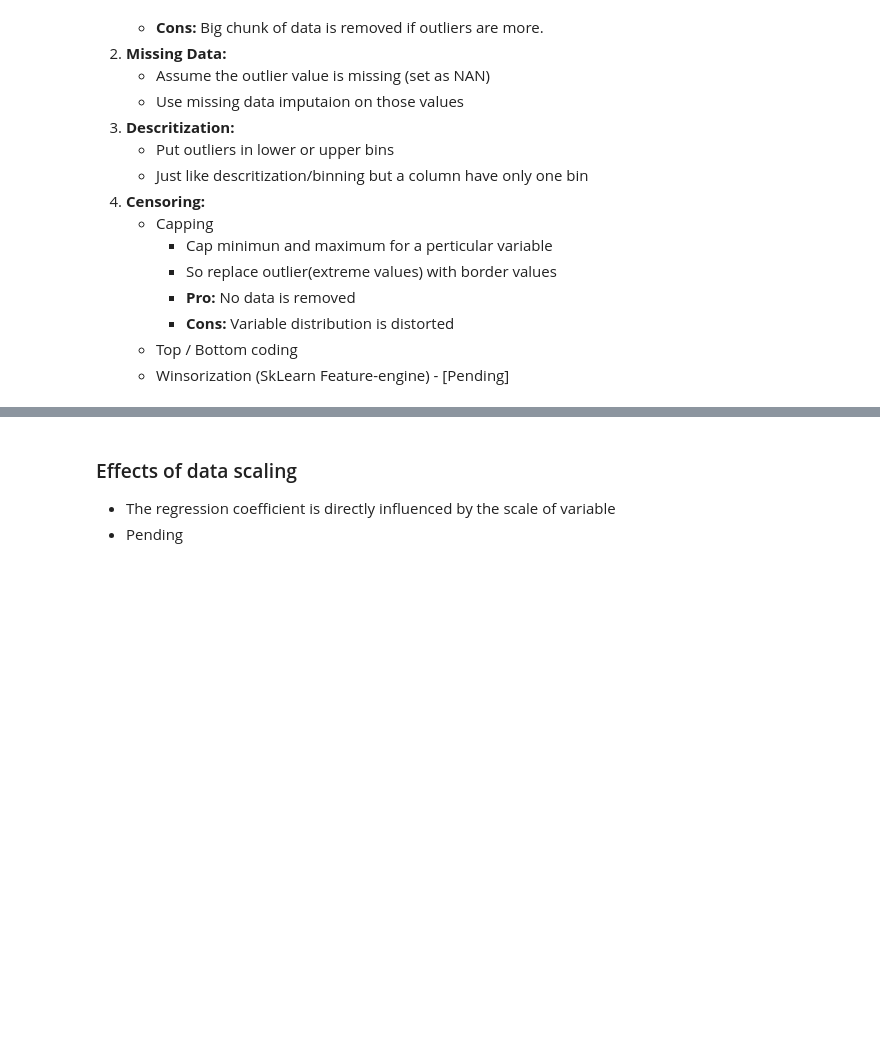
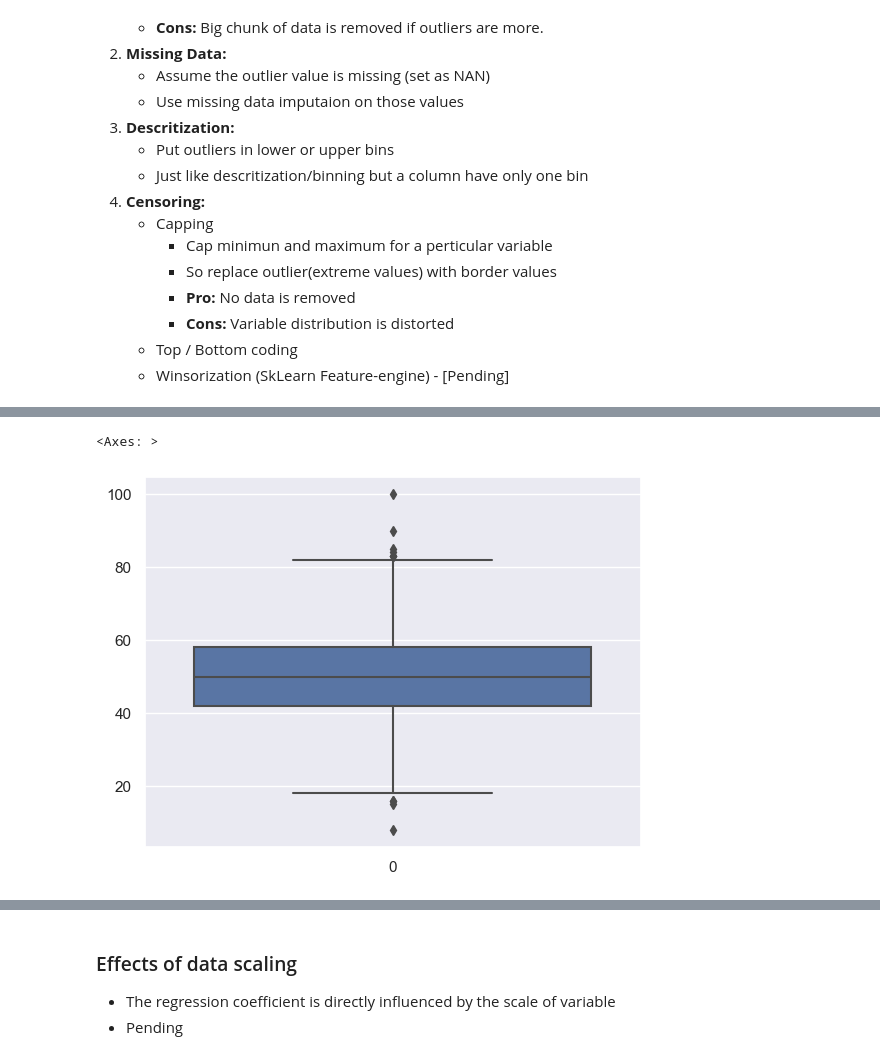
Before and after one commit to R7patel/Notes, a Jupyter notebook: 2_Preprocessing.ipynb, the cells around one changed output, grey strips where cells are left out. Cells and saved outputs as stored; diff of their text form; code cells hidden in the pictures; blank space fills up the shorter version.

```diff
--- a/2_Preprocessing.ipynb
+++ b/2_Preprocessing.ipynb
@@ -325,0 +524,5 @@ By Diva Jain - https://codeburst.io/2-important-statistics-terms-you-need-to-kno
+# %%
+sns.boxplot(df['Age'])
+# %% [output]
+<Axes: >
+[figure, added]
```
Also changed, not shown: parts of 34 cells of this notebook, 2 other files.
